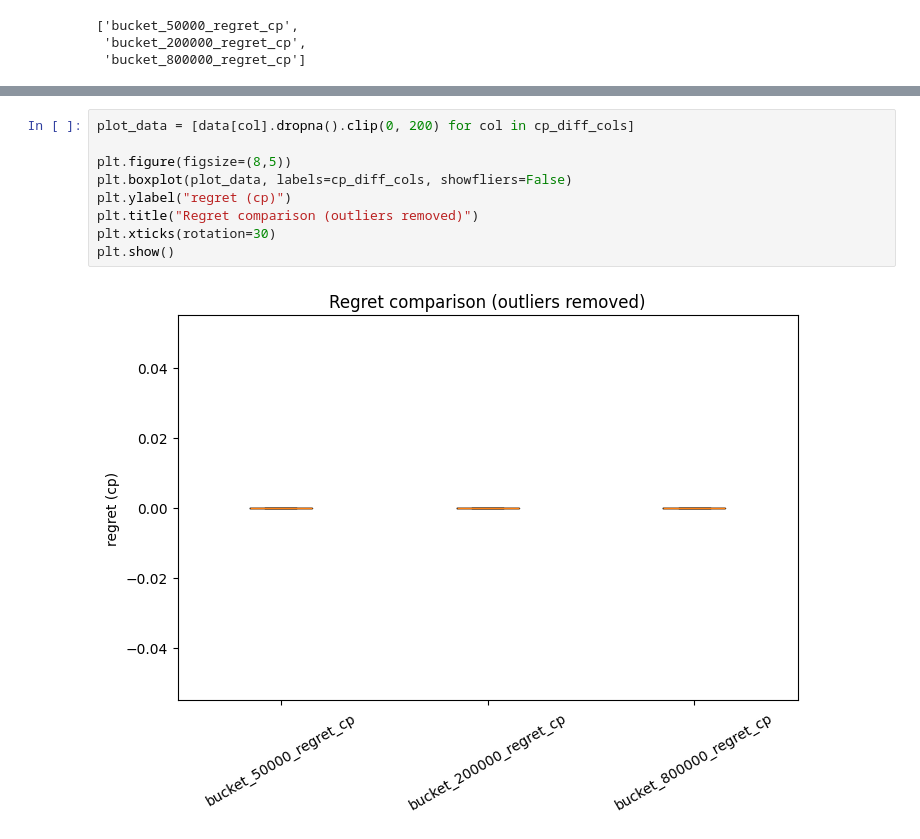
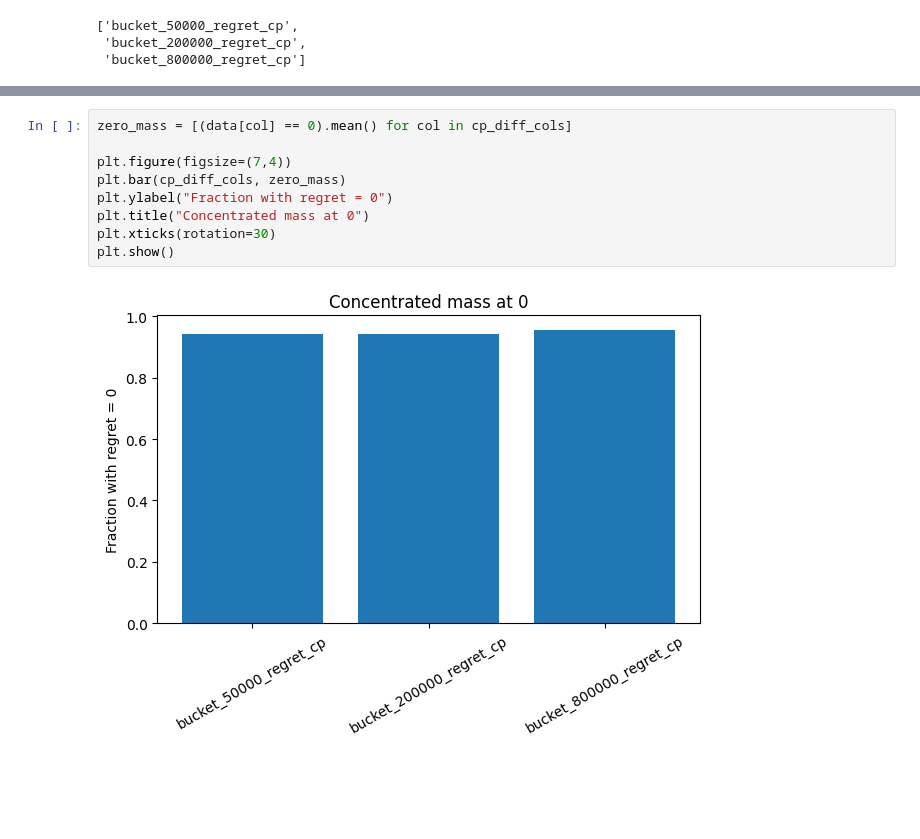
Before and after one commit to JiaXuKhoo/chessTimeManagement, a Jupyter notebook: dataexplore.ipynb, the cells around one changed output, grey strips where cells are left out. Cells and saved outputs as stored; diff of their text form; blank space fills up the shorter version.

```diff
--- a/dataexplore.ipynb
+++ b/dataexplore.ipynb
@@ -48,11 +46,11 @@ for col in cp_diff_cols:
-# %%
-plot_data = [data[col].dropna().clip(0, 200) for col in cp_diff_cols]
-
-plt.figure(figsize=(8,5))
-plt.boxplot(plot_data, labels=cp_diff_cols, showfliers=False)
-plt.ylabel("regret (cp)")
-plt.title("Regret comparison (outliers removed)")
-plt.xticks(rotation=30)
-plt.show()
-# %% [output]
-[figure, removed]
+# %%
+zero_mass = [(data[col] == 0).mean() for col in cp_diff_cols]
+
+plt.figure(figsize=(7,4))
+plt.bar(cp_diff_cols, zero_mass)
+plt.ylabel("Fraction with regret = 0")
+plt.title("Concentrated mass at 0")
+plt.xticks(rotation=30)
+plt.show()
+# %% [output]
+[figure, added]
```
Also changed, not shown: parts of 8 cells of this notebook, 3 other files.
